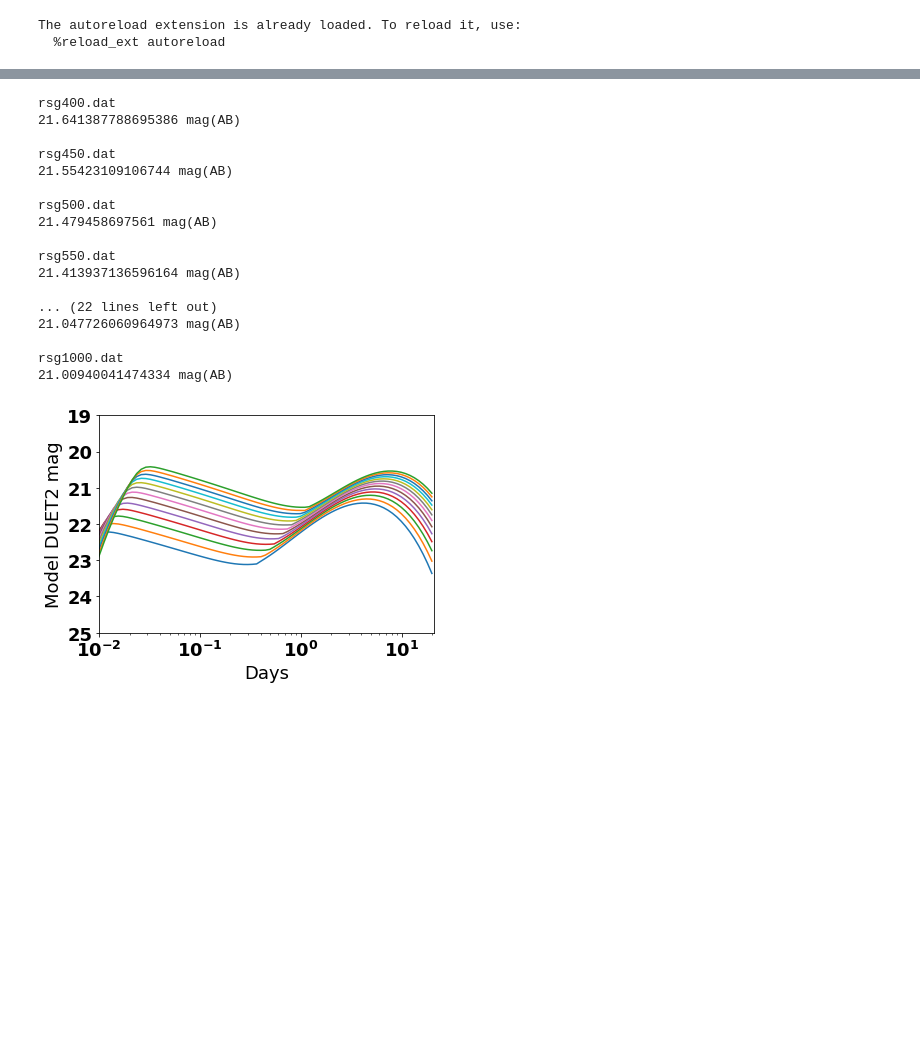
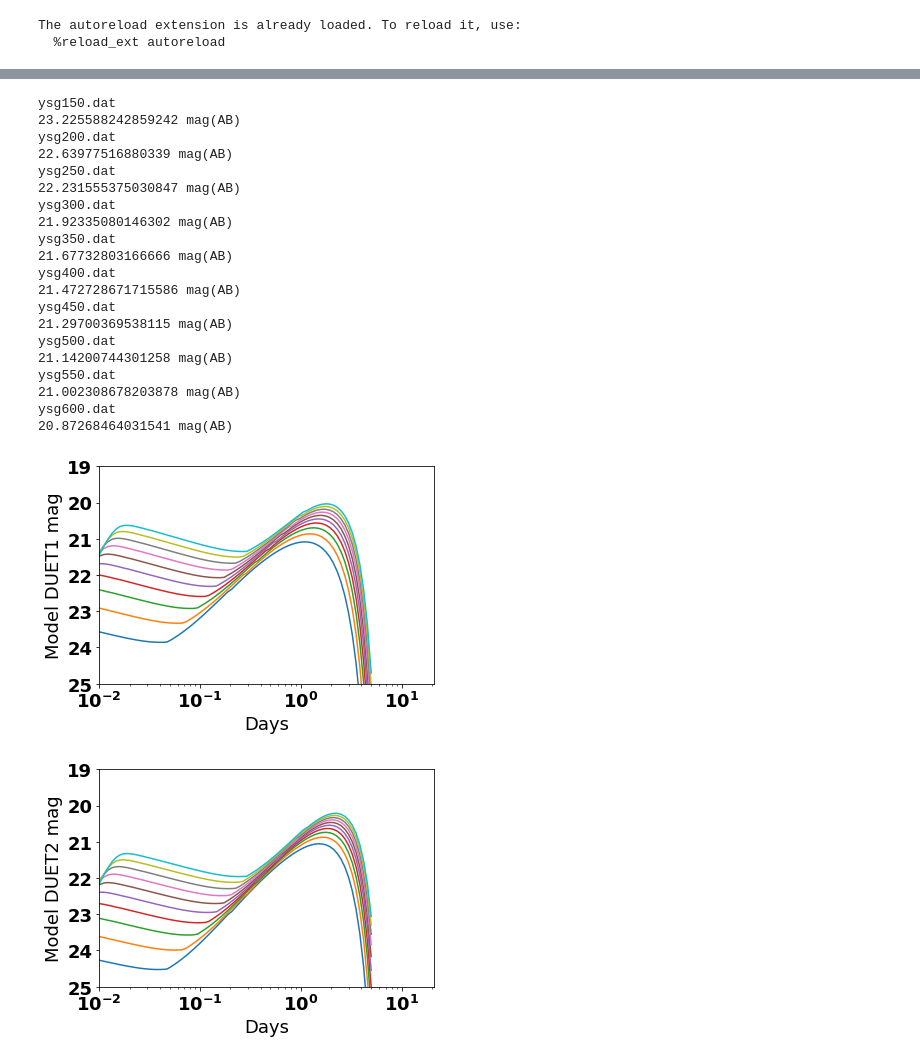
Before and after one commit to bwgref/duet-astro, a Jupyter notebook: notebooks/Plot SN models.ipynb, the cells around one changed output, grey strips where cells are left out. Cells and saved outputs as stored; diff of their text form; code cells hidden in the pictures; blank space fills up the shorter version.

```diff
--- a/notebooks/Plot SN models.ipynb
+++ b/notebooks/Plot SN models.ipynb
@@ -16,7 +16,7 @@ font = {'family' : 'sans',
 
 matplotlib.rc('font', **font)
 
-dist_check = 375 * u.Mpc
+dist_check = 300 * u.Mpc
 early = 1
 late = 7
 # %% [output]
@@ -69,37 +93,67 @@ rsg1000.dat
 # %%
-for rsg in sims.sne_rsg_simulations:
+plt.figure()
+for rsg in sims.sne_ysg_simulations:
     print(rsg)
     fits_file = models.fits_file(rsg)
 #    print(fits_file)
 
     rsg_model = models.load_model_ABmag(fits_file, dist=dist_check)
     days = rsg_model[0].to(u.d)
+
+
+    plt.plot(days, rsg_model[1])
+
+    in_range = np.where((days.value > early) & (days.value < late))
+    print(rsg_model[1][in_range].mean())
+
+plt.xlim(0.01, 21)
+plt.ylim([25, 19])
+plt.xlabel('Days')
+plt.ylabel('Model DUET1 mag')
+plt.xscale('Log')
+plt.figure()
+for rsg in sims.sne_ysg_simulations:
+#    print(rsg)
+    fits_file = models.fits_file(rsg)
+#    print(fits_file)
+
+    rsg_model = models.load_model_ABmag(fits_file, dist=dist_check)
+    days = rsg_model[0].to(u.d)
+
+
     plt.plot(days, rsg_model[2])
 
     in_range = np.where((days.value > early) & (days.value < late))
-    print(rsg_model[2][in_range].mean())
-    print()
+#    print(rsg_model[2][in_range].mean())
+
+
+
 plt.xlim(0.01, 21)
 plt.ylim([25, 19])
 plt.xlabel('Days')
 plt.ylabel('Model DUET2 mag')
 plt.xscale('Log')
+plt.show()
 # %% [output]
-rsg400.dat
-21.641387788695386 mag(AB)
-
-rsg450.dat
-21.55423109106744 mag(AB)
-
-rsg500.dat
-21.479458697561 mag(AB)
-
-rsg550.dat
-21.413937136596164 mag(AB)
-
-... (22 lines left out)
-21.047726060964973 mag(AB)
-
-rsg1000.dat
-21.00940041474334 mag(AB)
+ysg150.dat
+23.225588242859242 mag(AB)
+ysg200.dat
+22.63977516880339 mag(AB)
+ysg250.dat
+22.231555375030847 mag(AB)
+ysg300.dat
+21.92335080146302 mag(AB)
+ysg350.dat
+21.67732803166666 mag(AB)
+ysg400.dat
+21.472728671715586 mag(AB)
+ysg450.dat
+21.29700369538115 mag(AB)
+ysg500.dat
+21.14200744301258 mag(AB)
+ysg550.dat
+21.002308678203878 mag(AB)
+ysg600.dat
+20.87268464031541 mag(AB)
-[figure, old version]
+[figure, new version]
+[figure, added]
```
Also changed, not shown: parts of 3 cells of this notebook, 9 other files.
